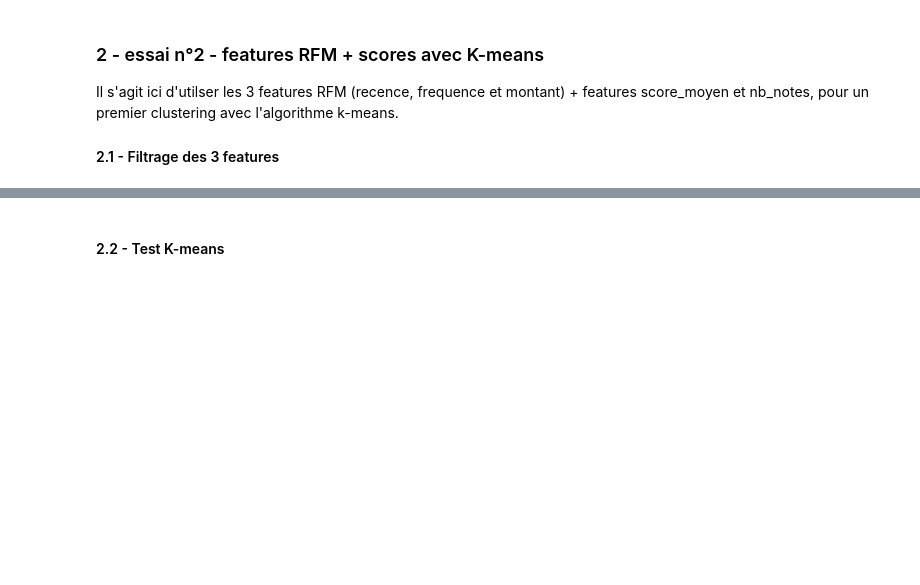
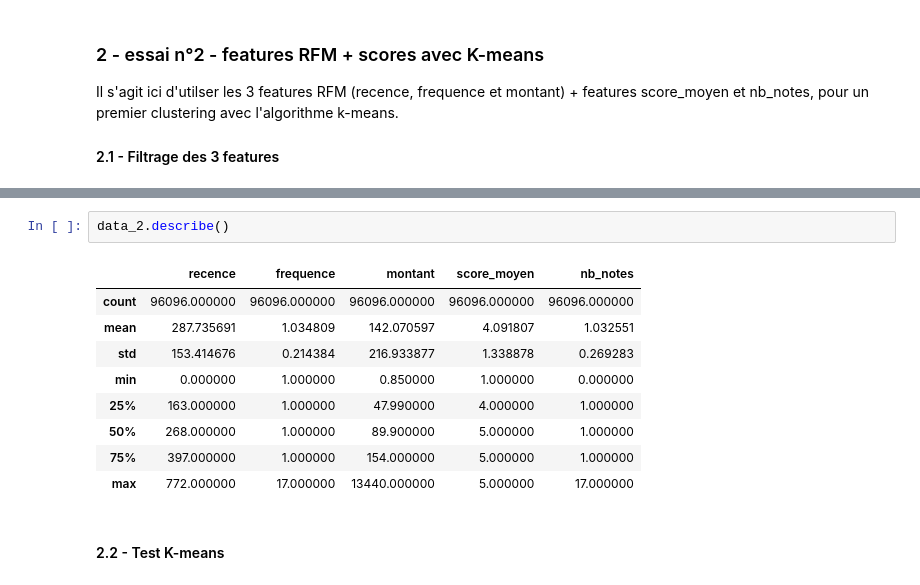
Before and after one commit to ludovic-source/Data_scientist_formation, a Jupyter notebook: projet_5/Projet_5_essais.ipynb, the cells around one changed output, grey strips where cells are left out. Drawn from its saved outputs; the diff is of its cells as text; blank space fills up the shorter version.

```diff
--- a/projet_5/Projet_5_essais.ipynb
+++ b/projet_5/Projet_5_essais.ipynb
@@ -494,3 +499,15 @@ X_2.describe()
+# %%
+data_2.describe()
+# %% [output]
+|  | recence | frequence | montant | score_moyen | nb_notes |
+| count | 96096.000000 | 96096.000000 | 96096.000000 | 96096.000000 | 96096.000000 |
+| mean | 287.735691 | 1.034809 | 142.070597 | 4.091807 | 1.032551 |
+| std | 153.414676 | 0.214384 | 216.933877 | 1.338878 | 0.269283 |
+| min | 0.000000 | 1.000000 | 0.850000 | 1.000000 | 0.000000 |
+| 25% | 163.000000 | 1.000000 | 47.990000 | 4.000000 | 1.000000 |
+| 50% | 268.000000 | 1.000000 | 89.900000 | 5.000000 | 1.000000 |
+| 75% | 397.000000 | 1.000000 | 154.000000 | 5.000000 | 1.000000 |
+| max | 772.000000 | 17.000000 | 13440.000000 | 5.000000 | 17.000000 |
 # %% [markdown]
 #### 2.2 - Test K-means
 # %%
```
Also changed, not shown: parts of 4 cells of this notebook.
